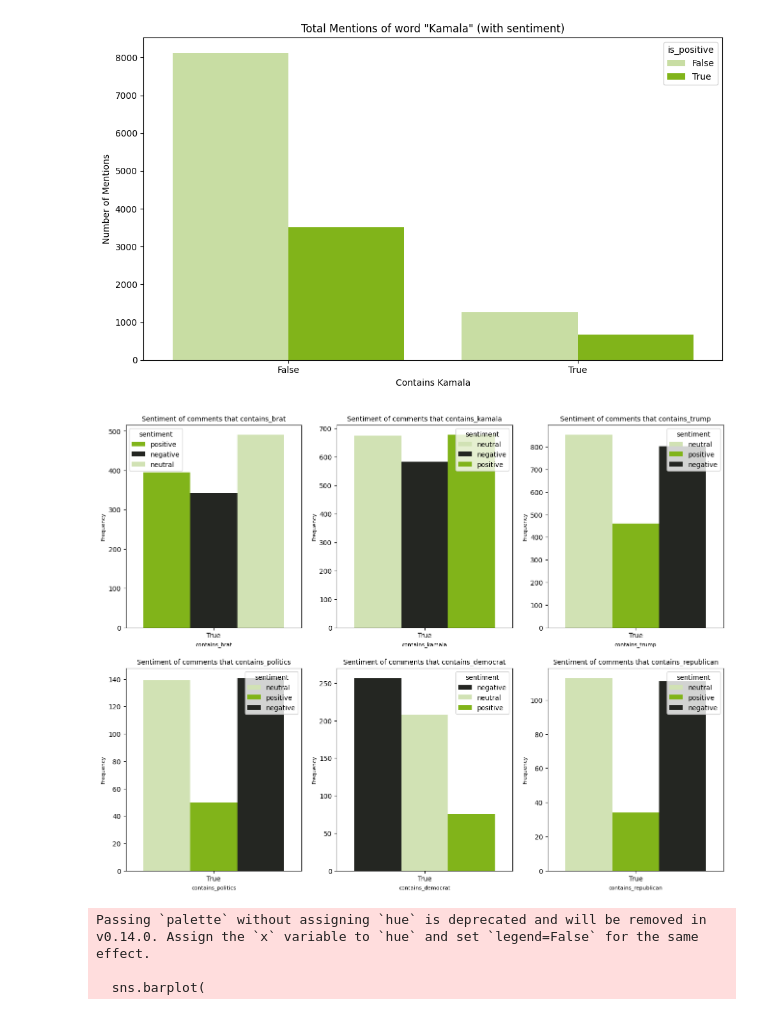
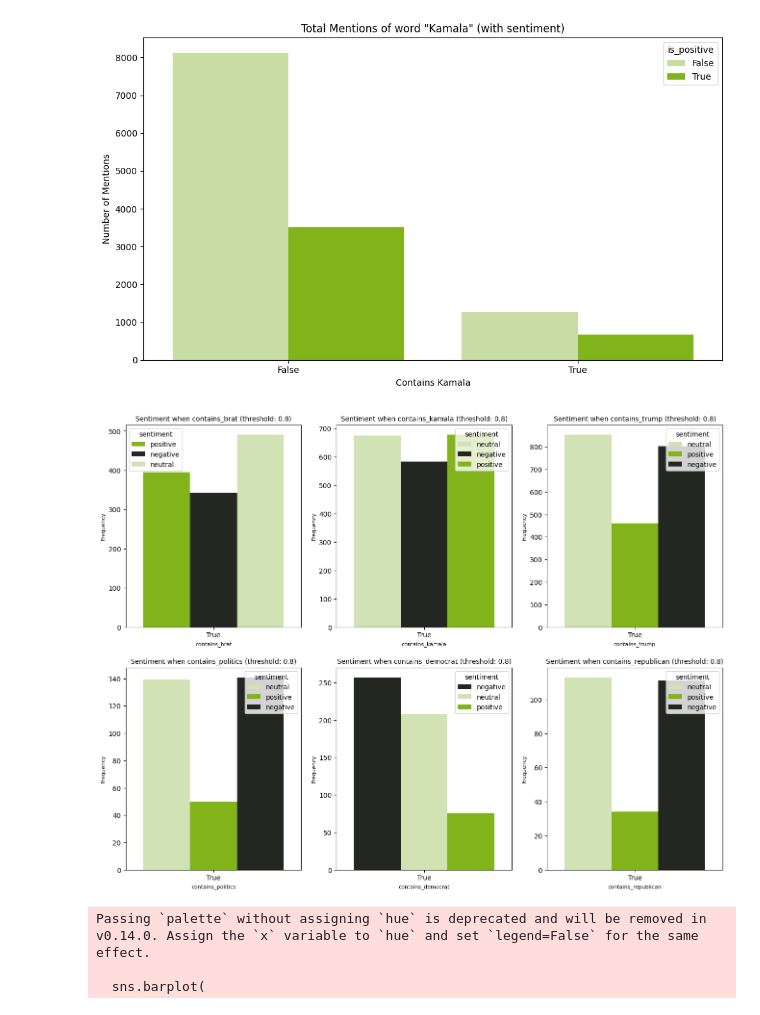
Before and after one commit to pouvoirdasha/sociology_scrapping, a Jupyter notebook: notebooks_stats_finetuning/descriptive_stats_leo.ipynb, the cells around one changed output. Drawn from its saved outputs; the diff is of its cells as text; code cells hidden in the pictures.

Commit message:
add variable to modify threshold easily

```diff
--- a/notebooks_stats_finetuning/descriptive_stats_leo.ipynb
+++ b/notebooks_stats_finetuning/descriptive_stats_leo.ipynb
@@ -251,8 +251,9 @@ youtube['contains_republican'] = youtube['Comment'].str.contains('republican', c
 youtube['contains_trump'] = youtube['Comment'].str.contains('trump', case = False, regex=True)
 # %%
 # create boolean columns for positive and negative:
+t=0.8 #le threshold (arbitraire)
 def threshold(x):
-    if x > 0.8: #Asrbitrairement mis à 0.8 pour ce petit test.
+    if x > t: #Asrbitrairement mis à 0.8 pour ce petit test.
         return True
     else: return False
 
@@ -366,27 +367,27 @@ plt.savefig('../viz/tot_ment_kamala_sentiment.png',bbox_inches='tight', transpar
 # %%
 fig, axes = plt.subplots(2, 3, figsize=(16, 12))  # Adjust size as needed
 axes = axes.flatten()  # Flatten to easily iterate over the axes
 
 # Plot histograms for each post
 contains_michels = ['contains_brat', 'contains_kamala', 'contains_trump', 'contains_politics', 'contains_democrat', 'contains_republican']
 
 for i, contains_michel in enumerate(contains_michels):
     ax = axes[i]
     post_likes = youtube[youtube[contains_michel]]
 
     sns.countplot(
         data = youtube[youtube[contains_michel]], #keep only those where it is true
         x=contains_michel,
         hue='sentiment',
         palette={'negative':negative_shade, 'neutral': neutral_shade, 'positive':positive_shade},
         ax=ax)
-    ax.set_title(f'Sentiment of comments that {contains_michel}', fontsize=10)  # Add post name as title
+    ax.set_title(f'Sentiment when {contains_michel} (threshold: {t})', fontsize=10)  # Add post name as title
     ax.set_xlabel(contains_michel, fontsize=8)
     ax.set_ylabel('Frequency', fontsize=8)
 
-#plt.savefig('../viz/tot_ment_kamala_brat.png',bbox_inches='tight', transparent=False, dpi=300)
+plt.savefig('../viz/tot_ment_kamala_brat.png',bbox_inches='tight', transparent=False, dpi=300)
 # %% [output]
-[figure, old version]
+[figure, new version]
 # %%
 #mentions democrat vs republican in total
 overall_mentions = youtube[['contains_republican', 'contains_democrat']].sum().reset_index()
```
Also changed, not shown: parts of 3 cells of this notebook.
